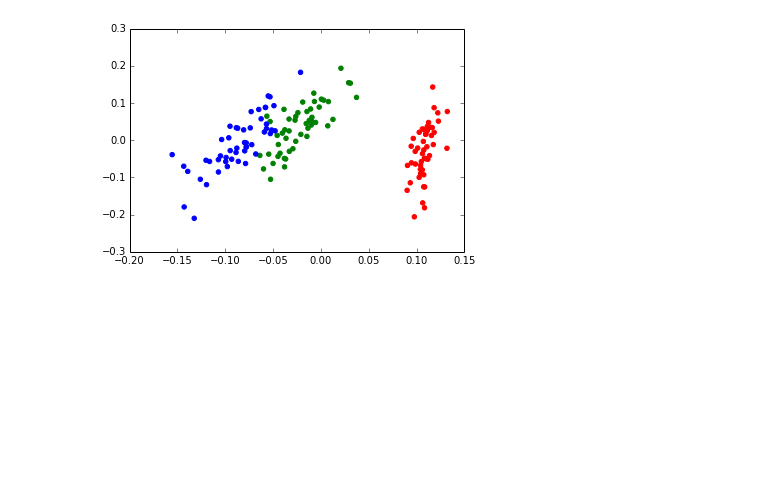
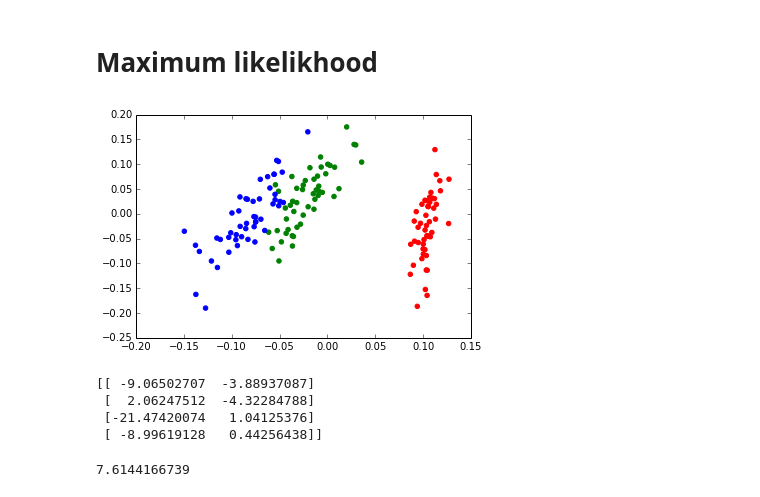
Before and after one commit to cangermueller/ppca, a Jupyter notebook: notebooks/examples.ipynb, the cells around one changed output. Saved outputs shown, nothing was run; the diff lists cells and outputs as text; code cells hidden in the pictures; blank space fills up the shorter version.

Commit message:
Fix bug in fit_ml and add fit_em plot to notebook

```diff
--- a/notebooks/examples.ipynb
+++ b/notebooks/examples.ipynb
@@ -21,9 +21,22 @@ def plot_data(x):
 iris = ds.load_iris()
 y = np.transpose(iris.data)
 y_class = iris.target
+# %% [markdown]
+# Maximum likelikhood
 # %%
-pca = ppca.PPCA()
-x = pca.fit_transform(y)
+pca_ml = ppca.PPCA()
+x = pca_ml.fit_transform(y)
 plot_data(x)
 # %% [output]
-[figure, old version]
+[figure, new version]
+# %%
+print pca_ml.w
+# %% [output]
+[[ -9.06502707  -3.88937087]
+ [  2.06247512  -4.32284788]
+ [-21.47420074   1.04125376]
+ [ -8.99619128   0.44256438]]
+# %%
+print pca_ml.sigma
+# %% [output]
+7.6144166739
```
Also changed, not shown: parts of 4 cells of this notebook, 1 other file.
